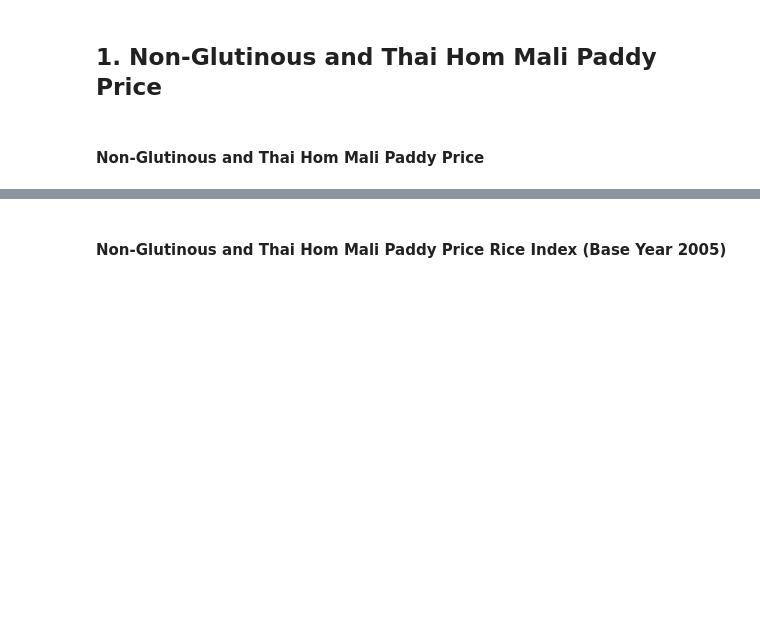
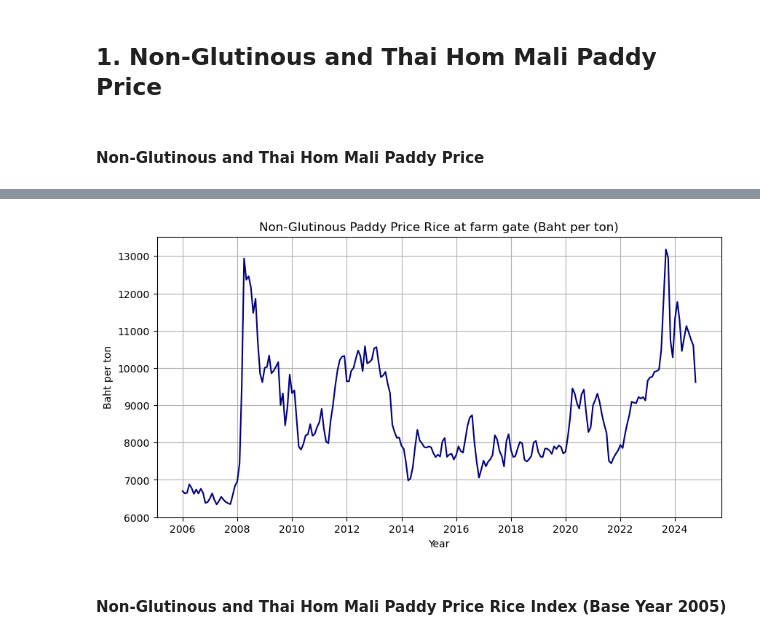
Before and after one commit to ArkiraW/capstone_project, a Jupyter notebook: code/01_eda.ipynb, the cells around one changed output, grey strips where cells are left out. Drawn from its saved outputs; the diff is of its cells as text; code cells hidden in the pictures; blank space fills up the shorter version.

```diff
--- a/code/01_eda.ipynb
+++ b/code/01_eda.ipynb
@@ -201,3 +199,17 @@ plt.show()
+# %%
+# Non-Glutinous and Thai Hom Mali Paddy Price Rice (Baht per ton)
+plt.figure(figsize=(10,5))
+plt.plot(df['nonglu_price'], c='navy')
+plt.title('Non-Glutinous Paddy Price Rice at farm gate (Baht per ton)')
+plt.ylabel('Baht per ton')
+plt.xlabel('Year')
+plt.grid(True)
+
+# saving the plot as an image
+plt.savefig("../figure/eda/Non-Glutinous Paddy Price Rice at farm gate (Baht per ton).png")
+plt.show()
+# %% [output]
+[figure, added]
 # %% [markdown]
 #### Non-Glutinous and Thai Hom Mali Paddy Price Rice Index (Base Year 2005)
 # %%
```
Also changed, not shown: parts of 2 cells of this notebook, 48 other files.
